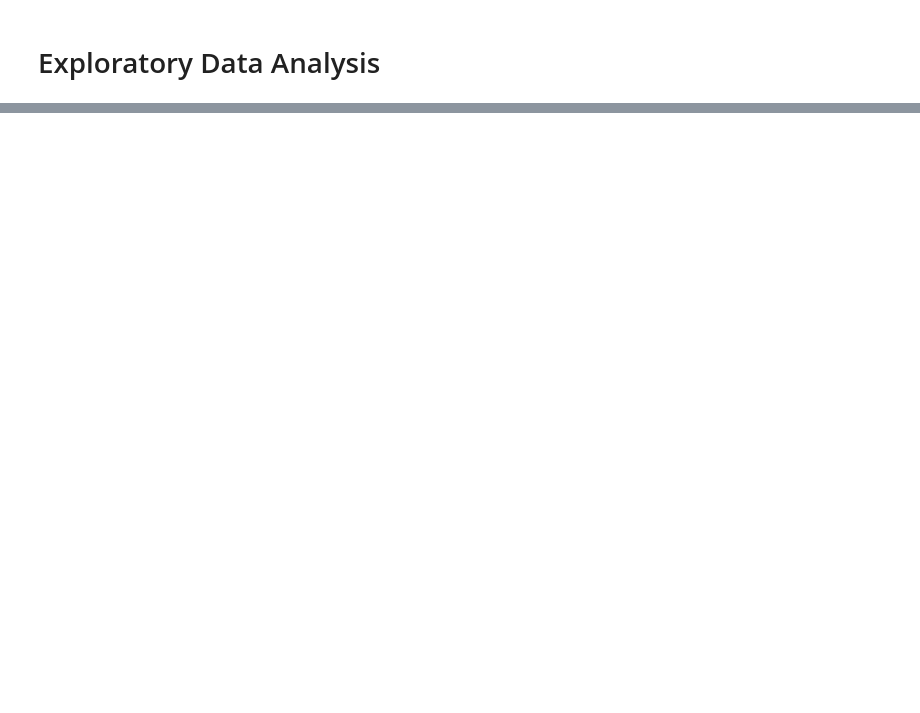
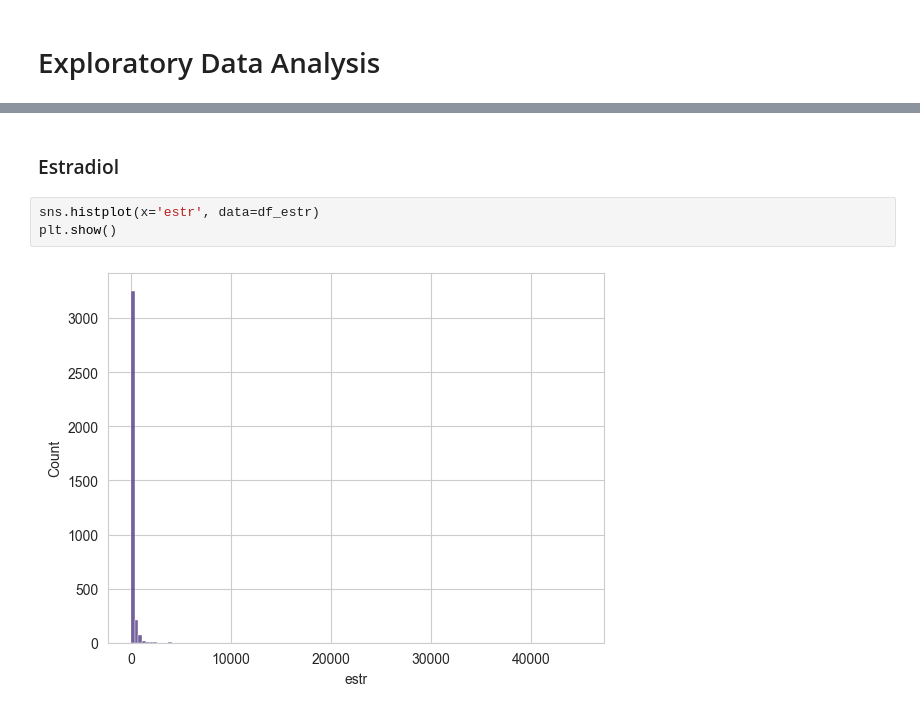
Before and after one commit to dropoftherain/HormoneAnalysis, a Jupyter notebook: eda.ipynb, the cells around one changed output, grey strips where cells are left out. Drawn from its saved outputs; the diff is of its cells as text; blank space fills up the shorter version.

```diff
--- a/eda.ipynb
+++ b/eda.ipynb
@@ -28,0 +187,7 @@ biochem.head()
+# %% [markdown]
+### Estradiol
+# %%
+sns.histplot(x='estr', data=df_estr)
+plt.show()
+# %% [output]
+[figure, added]
```
Also changed, not shown: parts of 24 cells of this notebook.
